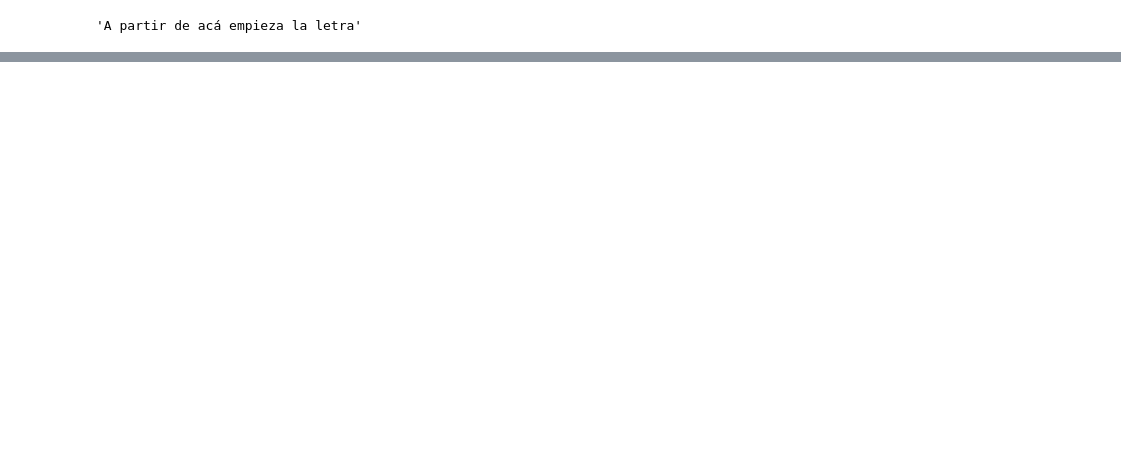
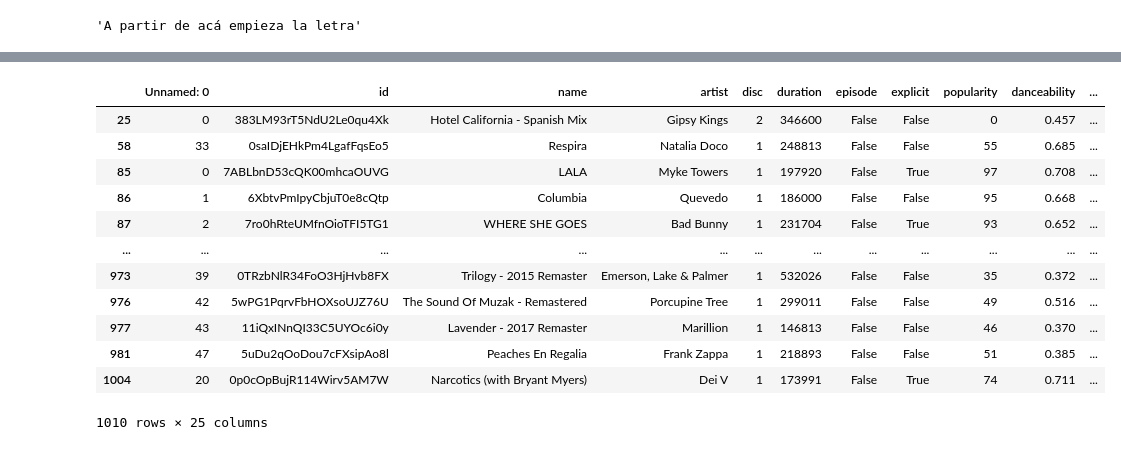
Before and after one commit to DaAnMaGi/Estudios_Henry, a Jupyter notebook: M6/Clase 08/CR08.ipynb, the cells around one changed output, grey strips where cells are left out. Saved outputs shown, nothing was run; the diff lists cells and outputs as text; code cells hidden in the pictures; blank space fills up the shorter version.

```diff
--- a/M6/Clase 08/CR08.ipynb
+++ b/M6/Clase 08/CR08.ipynb
@@ -68,0 +59,37 @@ Requirement already satisfied: tqdm in /usr/local/lib/python3.10/dist-packages (
+# %%
+regexp = RegexpTokenizer('\w+')
+
+data['lyrics_token'] = data['lyrics_decode'].apply(regexp.tokenize)
+# %%
+### stop words
+
+stop_words_en = nltk.corpus.stopwords.words('english')
+stop_words_fr = nltk.corpus.stopwords.words('french')
+stop_words_es = nltk.corpus.stopwords.words('spanish')
+
+data_en = data[data['lang']=='en']
+data_en['lyrics_token'] = data_en['lyrics_token'].apply(lambda x: [a for a in x if a not in stop_words_en])
+
+
+data_es = data[data['lang']=='es']
+data_es['lyrics_token'] = data_es['lyrics_token'].apply(lambda x: [a for a in x if a not in stop_words_es])
+
+data_fr = data[data['lang']=='fr']
+data_fr['lyrics_token'] = data_fr['lyrics_token'].apply(lambda x: [a for a in x if a not in stop_words_fr])
+
+data_final = pd.concat([data_es,data_en,data_fr], axis = 0)
+data_final
+# %% [output]
+|  | Unnamed: 0 | id | name | artist | disc | duration | episode | explicit | popularity | danceability | ... |
+| 25 | 0 | 383LM93rT5NdU2Le0qu4Xk | Hotel California - Spanish Mix | Gipsy Kings | 2 | 346600 | False | False | 0 | 0.457 | ... |
+| 58 | 33 | 0saIDjEHkPm4LgafFqsEo5 | Respira | Natalia Doco | 1 | 248813 | False | False | 55 | 0.685 | ... |
+| 85 | 0 | 7ABLbnD53cQK00mhcaOUVG | LALA | Myke Towers | 1 | 197920 | False | True | 97 | 0.708 | ... |
+| 86 | 1 | 6XbtvPmIpyCbjuT0e8cQtp | Columbia | Quevedo | 1 | 186000 | False | False | 95 | 0.668 | ... |
+| 87 | 2 | 7ro0hRteUMfnOioTFI5TG1 | WHERE SHE GOES | Bad Bunny | 1 | 231704 | False | True | 93 | 0.652 | ... |
+| ... | ... | ... | ... | ... | ... | ... | ... | ... | ... | ... | ... |
+| 973 | 39 | 0TRzbNlR34FoO3HjHvb8FX | Trilogy - 2015 Remaster | Emerson, Lake & Palmer | 1 | 532026 | False | False | 35 | 0.372 | ... |
+| 976 | 42 | 5wPG1PqrvFbHOXsoUJZ76U | The Sound Of Muzak - Remastered | Porcupine Tree | 1 | 299011 | False | False | 49 | 0.516 | ... |
+| 977 | 43 | 11iQxINnQI33C5UYOc6i0y | Lavender - 2017 Remaster | Marillion | 1 | 146813 | False | False | 46 | 0.370 | ... |
+| 981 | 47 | 5uDu2qOoDou7cFXsipAo8l | Peaches En Regalia | Frank Zappa | 1 | 218893 | False | False | 51 | 0.385 | ... |
+| 1004 | 20 | 0p0cOpBujR114Wirv5AM7W | Narcotics (with Bryant Myers) | Dei V | 1 | 173991 | False | True | 74 | 0.711 | ... |
+1010 rows × 25 columns
```
Also changed, not shown: parts of 18 cells of this notebook.
